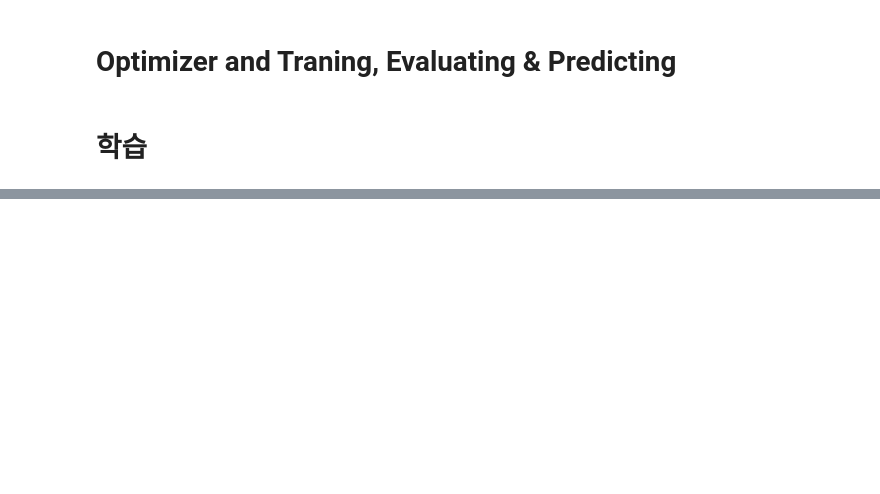
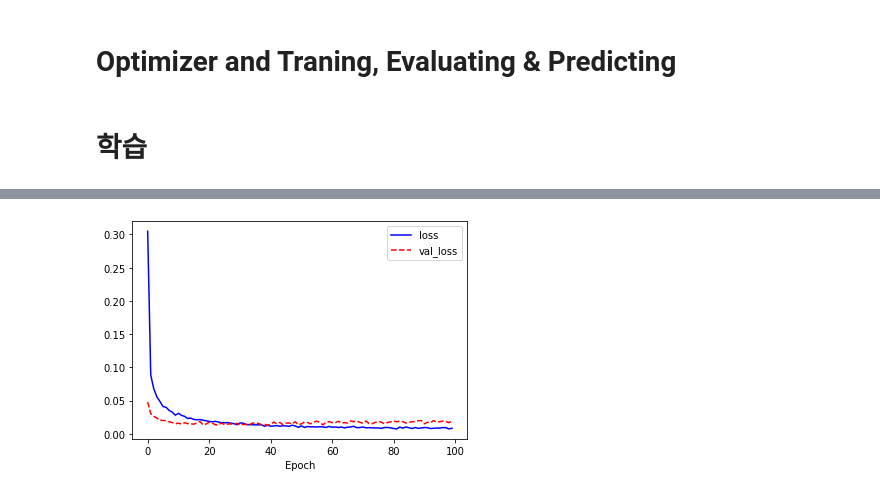
Before and after one commit to engineerjkk/DeepLearning_from_Scratch, a Jupyter notebook: Final_LeNet.ipynb, the cells around one changed output, grey strips where cells are left out. Drawn from its saved outputs; the diff is of its cells as text; code cells hidden in the pictures; blank space fills up the shorter version.

```diff
--- a/Final_LeNet.ipynb
+++ b/Final_LeNet.ipynb
@@ -616,0 +548,33 @@ model = tf.keras.Model(inputs=inputs, outputs=net, name='Basic_CNN')
+# %%
+# Model is the full model w/o custom layers
+model.compile(optimizer=tf.keras.optimizers.Adam(learning_rate),
+              loss='sparse_categorical_crossentropy',
+              metrics=['accuracy'])
+# %%
+(train_x, train_y), (test_x, test_y) = datasets.mnist.load_data()
+# %%
+train_x = train_x[..., tf.newaxis]
+test_x = test_x[..., tf.newaxis]
+
+train_x = train_x / 255.
+test_x = test_x / 255.
+# %%
+epochs = 100
+batch_size = 200
+
+hist = model.fit(train_x, train_y, epochs=epochs, batch_size=batch_size, validation_data=(test_x, test_y))
+val_loss = hist.history['val_loss']
+val_acc = hist.history['val_acc']
+
+font_name = matplotlib.font_manager.FontProperties(fname="c:/Windows/Fonts/malgun.ttf").get_name()
+matplotlib.rc('font', family=font_name)
+
+fig = plt.figure()
+ax_acc = fig.add_subplot(111)
+
+ax_acc.plot(range(epochs), val_acc, label='정확도(%)', color='darkred')
+plt.text(3, 14.7, "<----------------정확도(%)", verticalalignment='top', horizontalalignment='right')
+plt.xlabel('epochs')
+ax_acc.grid(linestyle='--', color='lavender')
+
+plt.show()
@@ -616,0 +620,9 @@ model = tf.keras.Model(inputs=inputs, outputs=net, name='Basic_CNN')
+# %%
+## Plot losses
+plt.plot(hist.history['loss'],'-b',label='loss')
+plt.plot(hist.history['val_loss'],'r--',label='val_loss')
+plt.xlabel('Epoch')
+plt.legend()
+plt.show()
+# %% [output]
+[figure, added]
```
Also changed, not shown: parts of 43 cells of this notebook.
